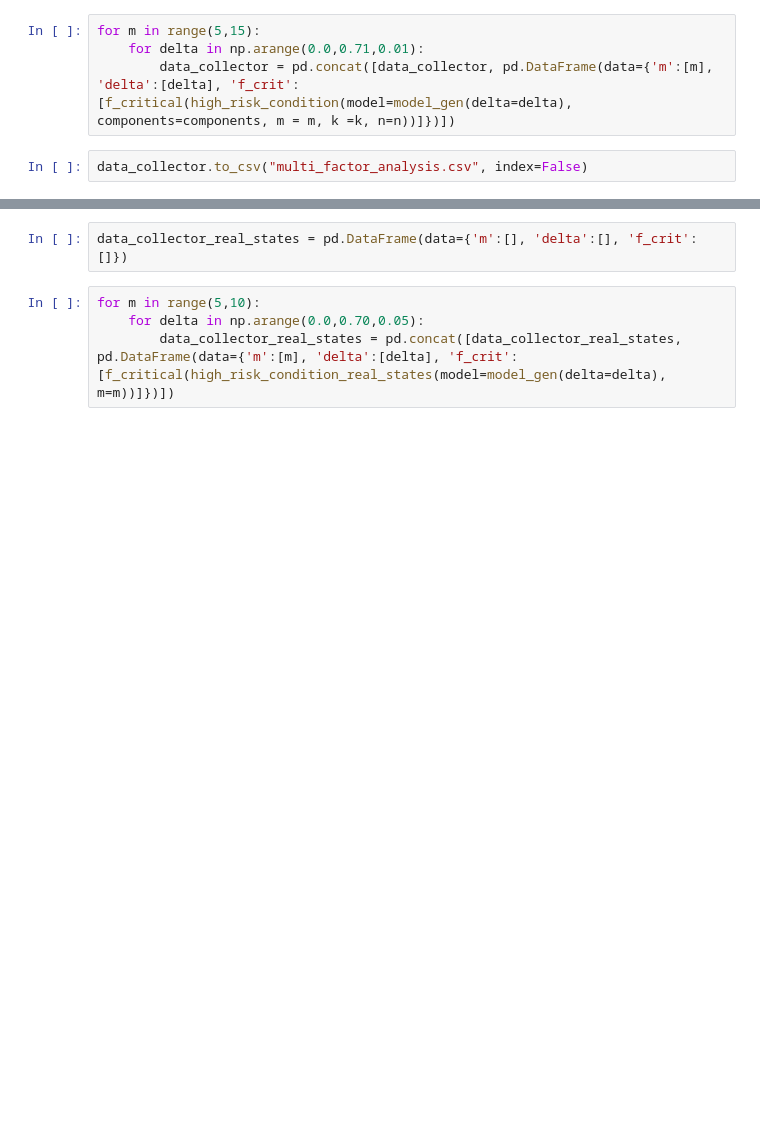
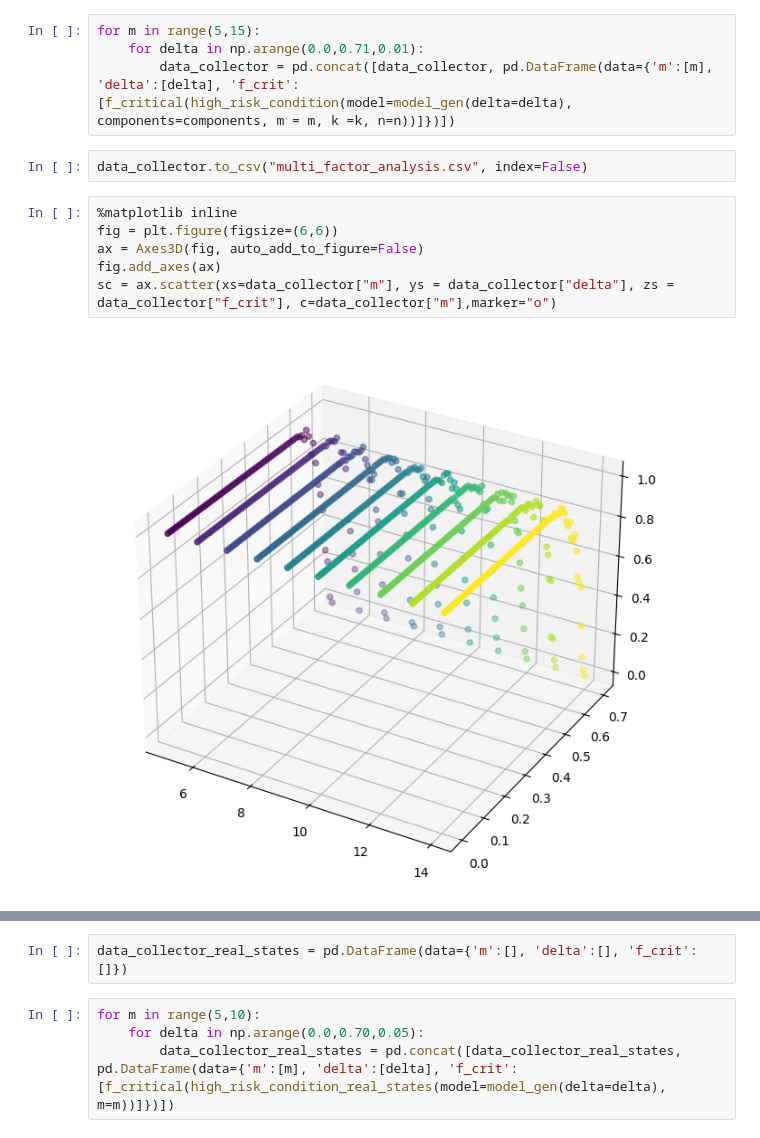
Before and after one commit to MatteoMascheroni1/AI_for_decision_making_and_control, a Jupyter notebook: assignment_2/assignment_2.ipynb, the cells around one changed output, grey strips where cells are left out. Cells and saved outputs as stored; diff of their text form; blank space fills up the shorter version.

Commit message:
visual repr of generated data

```diff
--- a/assignment_2/assignment_2.ipynb
+++ b/assignment_2/assignment_2.ipynb
@@ -204,3 +200,11 @@ for m in range(5,15):
         data_collector = pd.concat([data_collector, pd.DataFrame(data={'m':[m], 'delta':[delta], 'f_crit':[f_critical(high_risk_condition(model=model_gen(delta=delta), components=components, m = m, k =k, n=n))]})])
 # %%
 data_collector.to_csv("multi_factor_analysis.csv", index=False)
+# %%
+%matplotlib inline
+fig = plt.figure(figsize=(6,6))
+ax = Axes3D(fig, auto_add_to_figure=False)
+fig.add_axes(ax)
+sc = ax.scatter(xs=data_collector["m"], ys = data_collector["delta"], zs = data_collector["f_crit"], c=data_collector["m"],marker="o")
+# %% [output]
+[figure, added]
```
Also changed, not shown: parts of 2 cells of this notebook.
